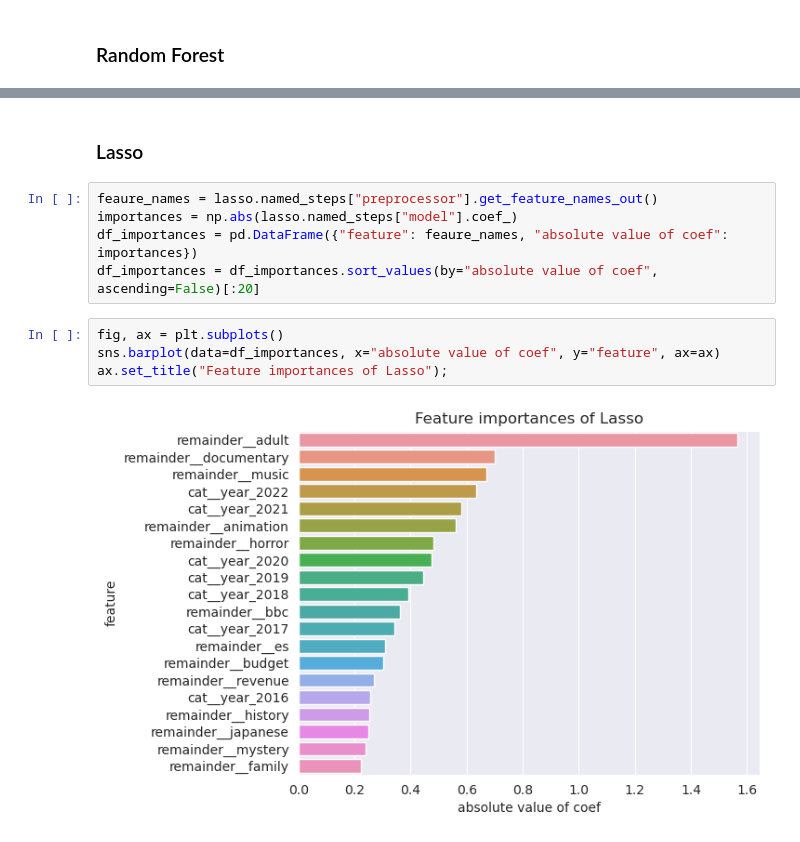
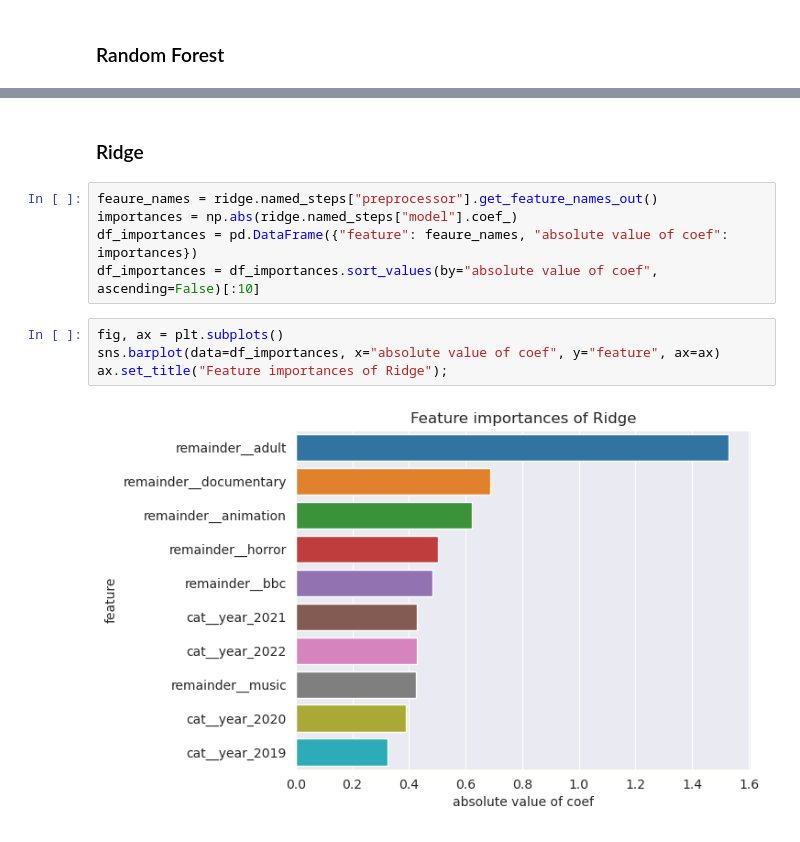
Before and after one commit to igmamedov/EAML_Films, a Jupyter notebook: Project work/baselines.ipynb, the cells around one changed output, grey strips where cells are left out. Drawn from its saved outputs; the diff is of its cells as text.

```diff
--- a/Project work/baselines.ipynb
+++ b/Project work/baselines.ipynb
@@ -148,13 +186,13 @@ ax.set_title("Feature importances of Random Forest");
 # %% [markdown]
-### Lasso
+### Ridge
 # %%
-feaure_names = lasso.named_steps["preprocessor"].get_feature_names_out()
-importances = np.abs(lasso.named_steps["model"].coef_)
+feaure_names = ridge.named_steps["preprocessor"].get_feature_names_out()
+importances = np.abs(ridge.named_steps["model"].coef_)
 df_importances = pd.DataFrame({"feature": feaure_names, "absolute value of coef": importances})
-df_importances = df_importances.sort_values(by="absolute value of coef", ascending=False)[:20]
+df_importances = df_importances.sort_values(by="absolute value of coef", ascending=False)[:10]
 # %%
 fig, ax = plt.subplots()
 sns.barplot(data=df_importances, x="absolute value of coef", y="feature", ax=ax)
-ax.set_title("Feature importances of Lasso");
+ax.set_title("Feature importances of Ridge");
 # %% [output]
-[figure, old version]
+[figure, new version]
```
Also changed, not shown: parts of 10 cells of this notebook.
